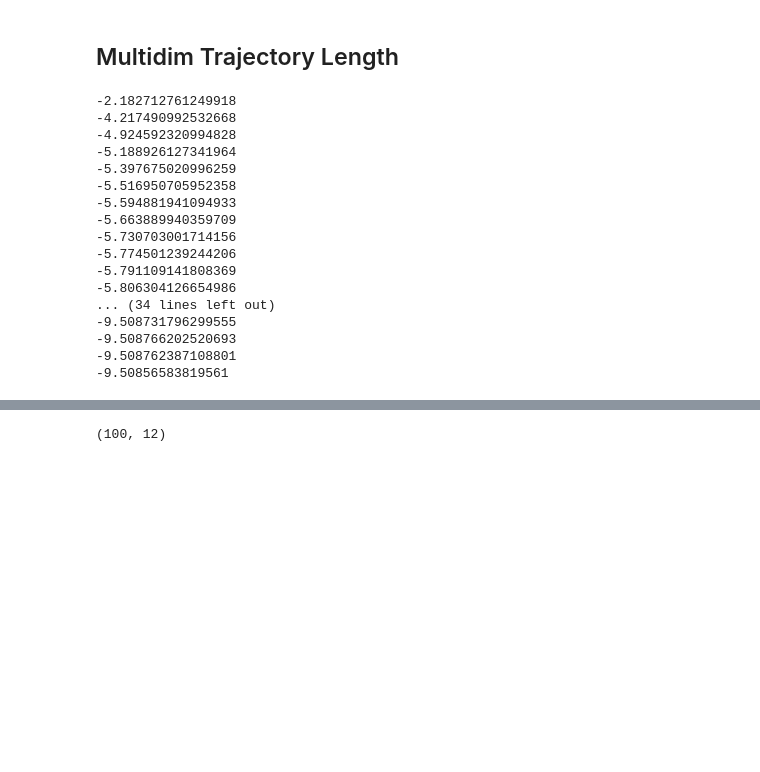
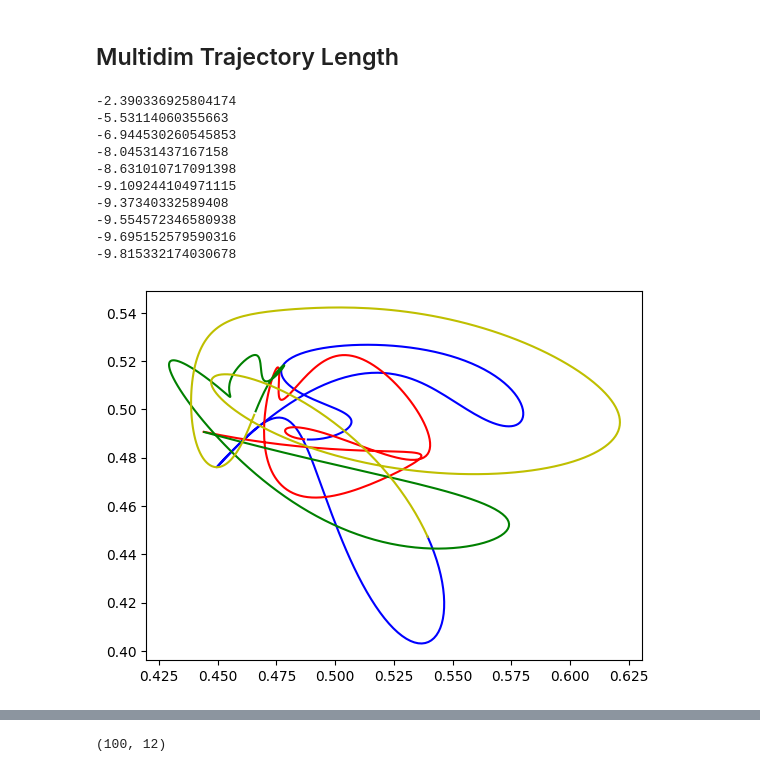
Before and after one commit to KristianWold/experimental-quantum-spectrum, a Jupyter notebook: notebooks/old/QNN Expressivity Optimized.ipynb, the cells around one changed output, grey strips where cells are left out. Saved outputs shown, nothing was run; the diff lists cells and outputs as text; code cells hidden in the pictures; blank space fills up the shorter version.

```diff
--- a/notebooks/old/QNN Expressivity Optimized.ipynb
+++ b/notebooks/old/QNN Expressivity Optimized.ipynb
@@ -429,7 +486,7 @@ qnn = QNN(n, n)
 optimizer = tf.keras.optimizers.Adam(learning_rate=0.1)
 outputs1 = qnn(inputs)
 # %%
-for i in tqdm(range(500)):
+for i in tqdm(range(100)):
     with tf.GradientTape() as tape:
         outputs = qnn(inputs)
         loss = -trajectory_length(outputs)
@@ -442,23 +499,38 @@ for i in tqdm(range(500)):
 
 outputs2 = qnn(inputs)
 # %% [output]
--2.182712761249918
--4.217490992532668
--4.924592320994828
--5.188926127341964
--5.397675020996259
--5.516950705952358
--5.594881941094933
--5.663889940359709
--5.730703001714156
--5.774501239244206
--5.791109141808369
--5.806304126654986
-... (34 lines left out)
--9.508731796299555
--9.508766202520693
--9.508762387108801
--9.50856583819561
+-2.390336925804174
+-5.53114060355663
+-6.944530260545853
+-8.04531437167158
+-8.631010717091398
+-9.109244104971115
+-9.37340332589408
+-9.554572346580938
+-9.695152579590316
+-9.815332174030678
 # %%
 pkl.dump(qnn, open("qnn_adverserial.p", "wb"))
+# %%
+N = 1000
+t = np.linspace(0, 2*np.pi, N)
+inputs = np.pi/2*np.array([np.sin(t), np.cos(t)]).T
+inputs = tf.cast(inputs, tf.complex128)
+
+#qnn.n = 3
+#qnn.d = 2**qnn.n
+#outputs3 = qnn(inputs)
+
+qnn.n = 10
+qnn.d = 2**qnn.n
+outputs4 = qnn(inputs)
+
+plt.plot(outputs4[:250,8], outputs4[:250,9], "b-")
+plt.plot(outputs4[250:500,8], outputs4[250:500,9], "r-")
+plt.plot(outputs4[500:750,8], outputs4[500:750,9], "g-")
+plt.plot(outputs4[750:,8], outputs4[750:,9], "y-")
+#plt.plot(outputs4[:,0], outputs4[:,1])
+plt.show()
+# %% [output]
+[figure, added]
 # %%
```
Also changed, not shown: parts of 7 cells of this notebook, 9 other files.
